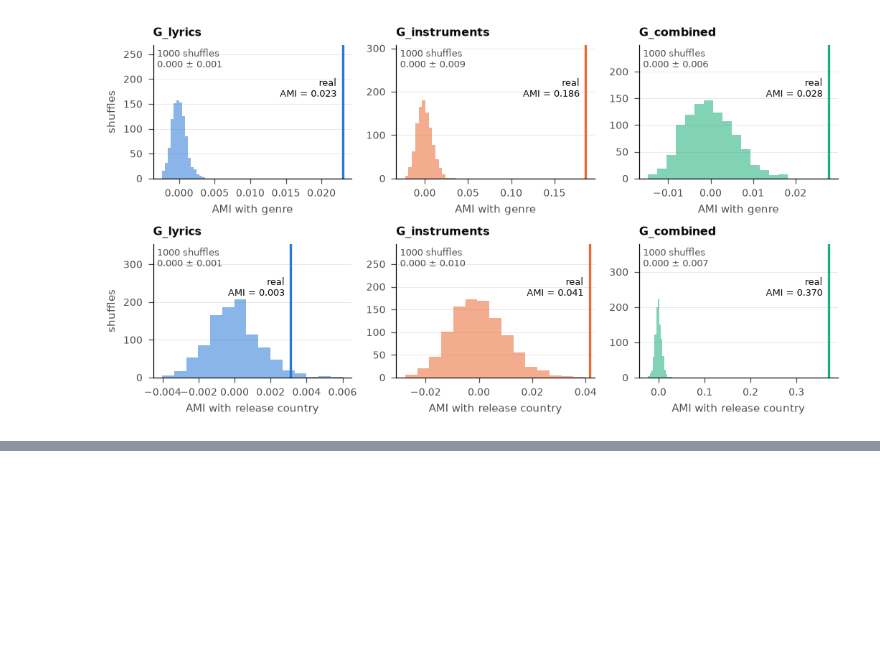
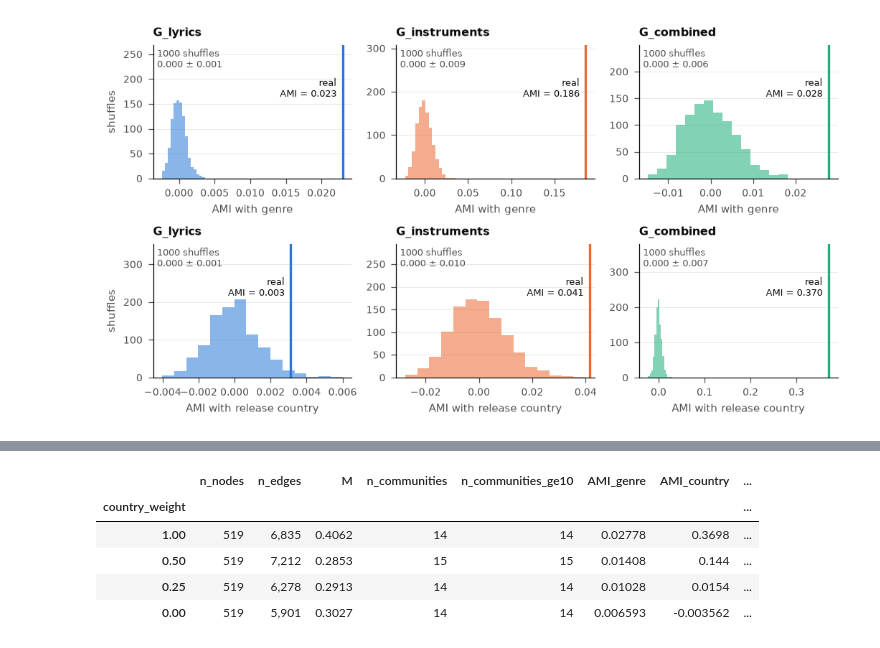
Before and after one commit to CRisager/SocialGraphs_FinalProject, a Jupyter notebook: notebooks/analysis.ipynb, the cells around one changed output, grey strips where cells are left out. Cells and saved outputs as stored; diff of their text form; code cells hidden in the pictures; blank space fills up the shorter version.

```diff
--- a/notebooks/analysis.ipynb
+++ b/notebooks/analysis.ipynb
@@ -609,0 +664,19 @@ fig = plotting.null_grid(perm_null, AMI_real, name="ami_permutation", symbol="AM
+# %%
+COUNTRY_WEIGHTS = [1, 0.5, 0.25, 0]
+rows = []
+for w in COUNTRY_WEIGHTS:
+    g = graphs.add_metadata(graphs.balanced_projection(combined_feats, type_weights={"country": w}), songs)
+    g = bb.largest_component(bb.backbone(bb.disparity_pvalues(g), ALPHA))
+    shares = graphs.type_shares(g)
+    rows.append({"country_weight": w, **rb.partition_row(g, cm.louvain(g, SEED)),
+                 **{f"share_{t}": s for t, s in shares.items()}})
+step6c_country = pd.DataFrame(rows)
+step6c_country.to_csv(RESULTS_DIR / "step6c_country_weight.csv", index=False)
+step6c_country.set_index("country_weight").apply(lambda col: col.map(lambda x: f"{x:,.4g}"))
+# %% [output]
+|  | n_nodes | n_edges | M | n_communities | n_communities_ge10 | AMI_genre | AMI_country | ... |
+| country_weight |  |  |  |  |  |  |  | ... |
+| 1.00 | 519 | 6,835 | 0.4062 | 14 | 14 | 0.02778 | 0.3698 | ... |
+| 0.50 | 519 | 7,212 | 0.2853 | 15 | 15 | 0.01408 | 0.144 | ... |
+| 0.25 | 519 | 6,278 | 0.2913 | 14 | 14 | 0.01028 | 0.0154 | ... |
+| 0.00 | 519 | 5,901 | 0.3027 | 14 | 14 | 0.006593 | -0.003562 | ... |
```
Also changed, not shown: parts of 3 cells of this notebook, 6 other files.
